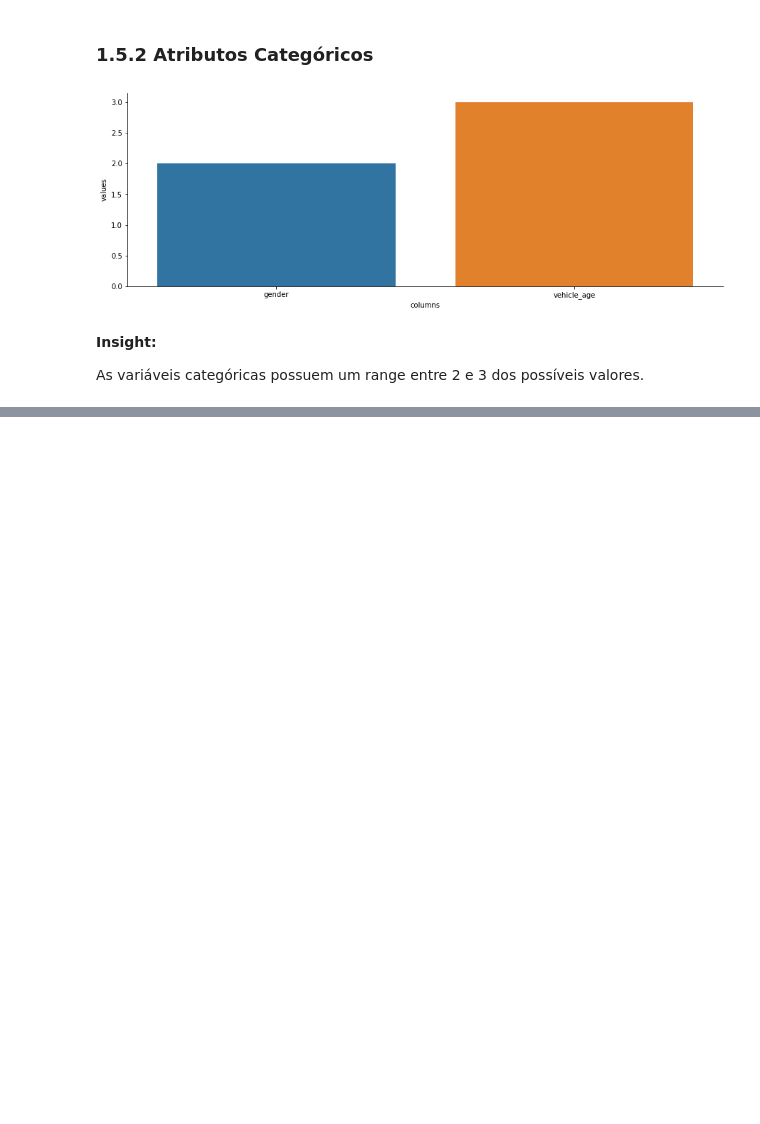
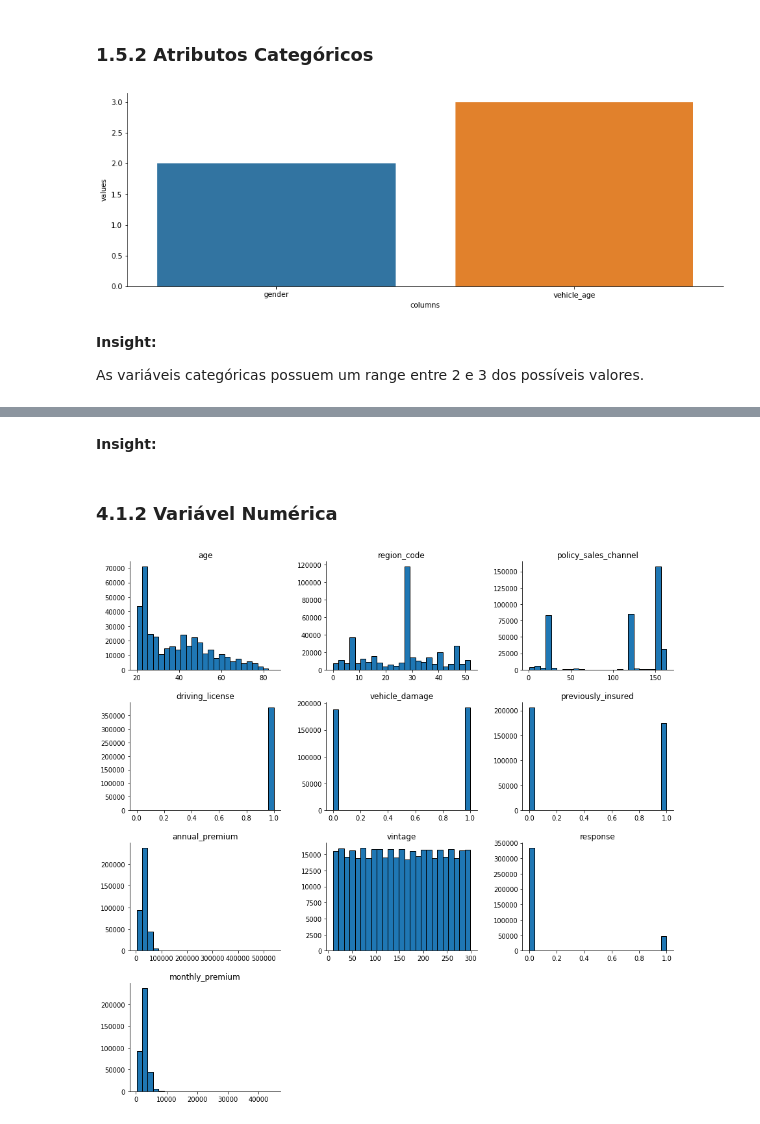
Before and after one commit to Jhonatanslopes/Health-Insurance-Cross-sell, a Jupyter notebook: notebook.ipynb, the cells around one changed output, grey strips where cells are left out. Saved outputs shown, nothing was run; the diff lists cells and outputs as text; code cells hidden in the pictures; blank space fills up the shorter version.

```diff
--- a/notebook.ipynb
+++ b/notebook.ipynb
@@ -211,0 +323,13 @@ As variáveis categóricas possuem um range entre 2 e 3 dos possíveis valores.
+# %% [markdown]
+**Insight:**
+# %% [markdown]
+### 4.1.2 Variável Numérica
+# %%
+# Filter numerical data
+numerical = df3.select_dtypes(include=['int64', 'float64'])
+
+# Figure
+numerical.hist(grid=False, bins=25, ec='k', figsize=(15, 15))
+sns.despine(right=True);
+# %% [output]
+[figure, added]
```
Also changed, not shown: parts of 42 cells of this notebook.
